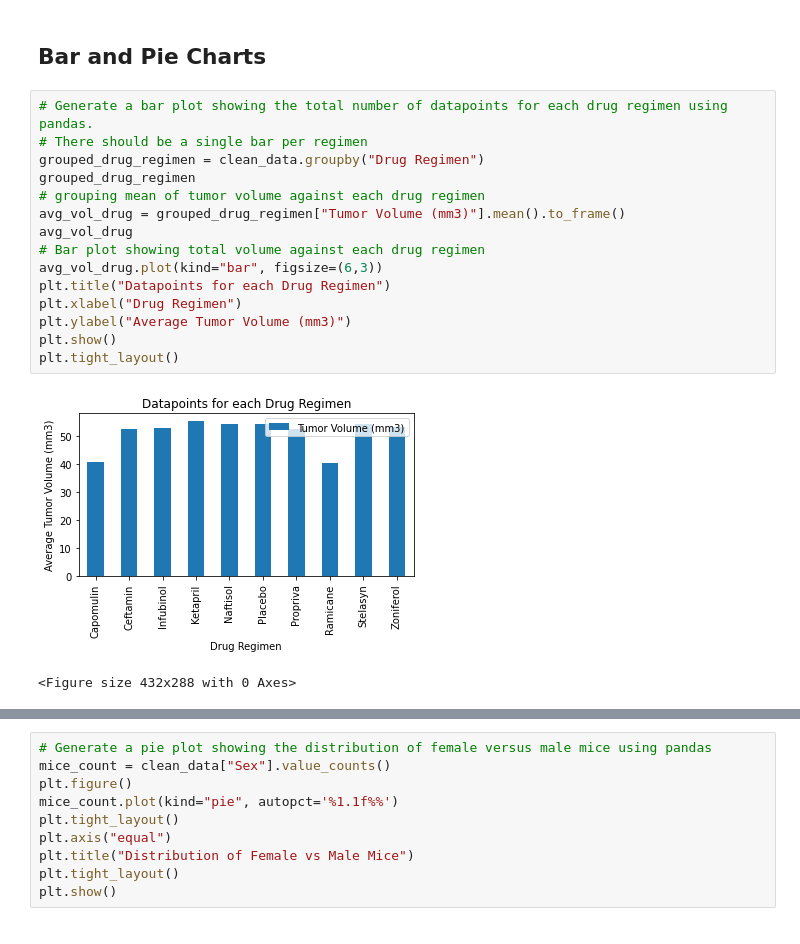
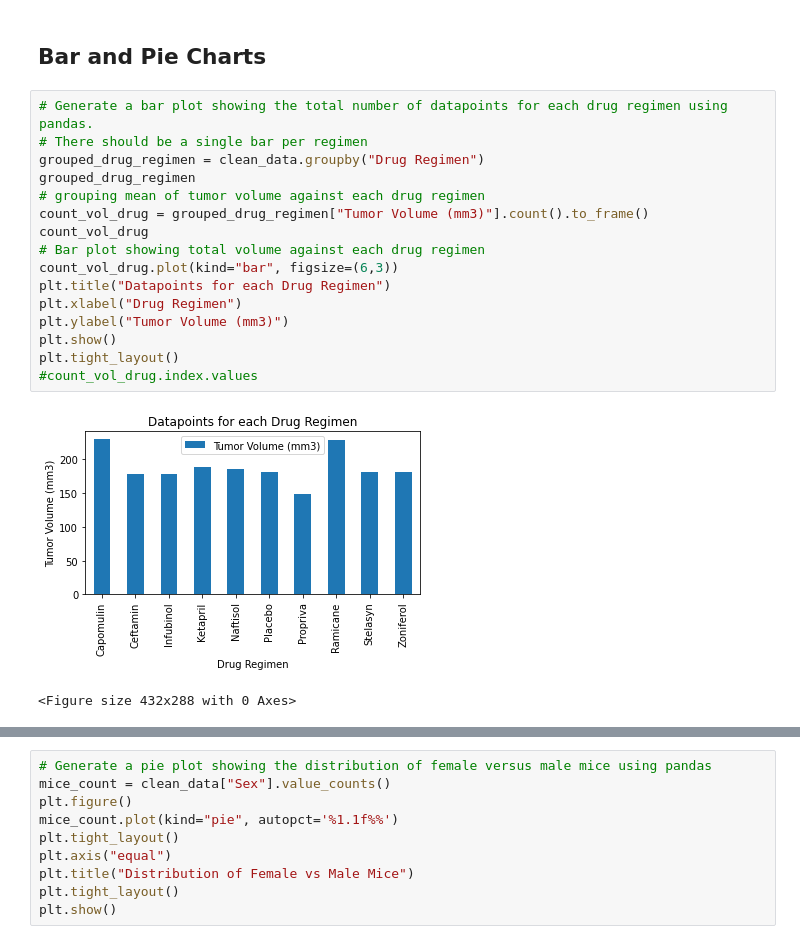
Before and after one commit to shreeniv/matplotlib-challenge, a Jupyter notebook: Pymaceuticals/pymaceuticals_starter.ipynb, the cells around one changed output, grey strips where cells are left out. Drawn from its saved outputs; the diff is of its cells as text.

```diff
--- a/Pymaceuticals/pymaceuticals_starter.ipynb
+++ b/Pymaceuticals/pymaceuticals_starter.ipynb
@@ -92,18 +92,19 @@ summary_stats
 # %%
 # Generate a bar plot showing the total number of datapoints for each drug regimen using pandas.
 # There should be a single bar per regimen
 grouped_drug_regimen = clean_data.groupby("Drug Regimen")
 grouped_drug_regimen
 # grouping mean of tumor volume against each drug regimen
-avg_vol_drug = grouped_drug_regimen["Tumor Volume (mm3)"].mean().to_frame()
-avg_vol_drug
+count_vol_drug = grouped_drug_regimen["Tumor Volume (mm3)"].count().to_frame()
+count_vol_drug
 # Bar plot showing total volume against each drug regimen
-avg_vol_drug.plot(kind="bar", figsize=(6,3))
+count_vol_drug.plot(kind="bar", figsize=(6,3))
 plt.title("Datapoints for each Drug Regimen")
 plt.xlabel("Drug Regimen")
-plt.ylabel("Average Tumor Volume (mm3)")
+plt.ylabel("Tumor Volume (mm3)")
 plt.show()
 plt.tight_layout()
+#count_vol_drug.index.values
 # %% [output]
-[figure, old version]
+[figure, new version]
 <Figure size 432x288 with 0 Axes>
```
Also changed, not shown: parts of 10 cells of this notebook.
